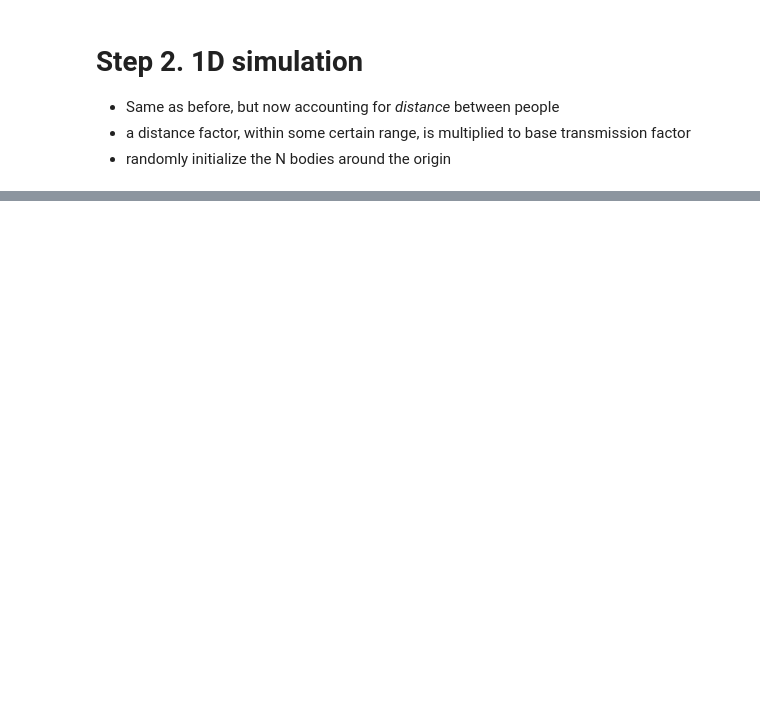
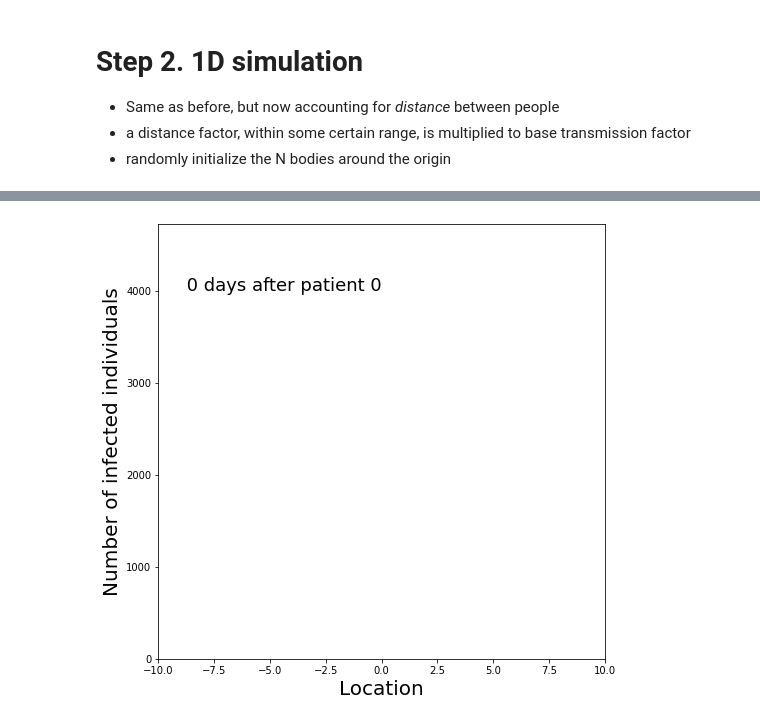
Before and after one commit to arjunsavel/covid-hacks-2020, a Jupyter notebook: Simulation_notebook.ipynb, the cells around one changed output, grey strips where cells are left out. Cells and saved outputs as stored; diff of their text form; code cells hidden in the pictures; blank space fills up the shorter version.

```diff
--- a/Simulation_notebook.ipynb
+++ b/Simulation_notebook.ipynb
@@ -208,0 +410,4 @@ def distance_multiplier(df, row1, row2, thresh, power):
+# %%
+ani = animate_histogram(df1D)
+# %% [output]
+[figure, added]
```
Also changed, not shown: parts of 13 cells of this notebook.
